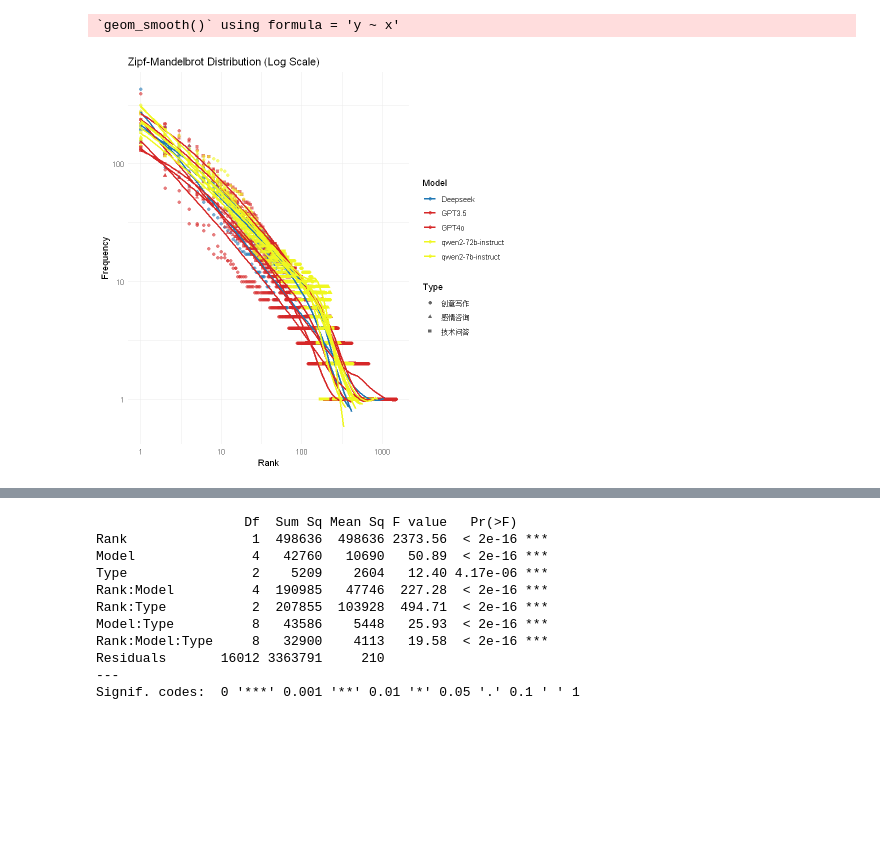
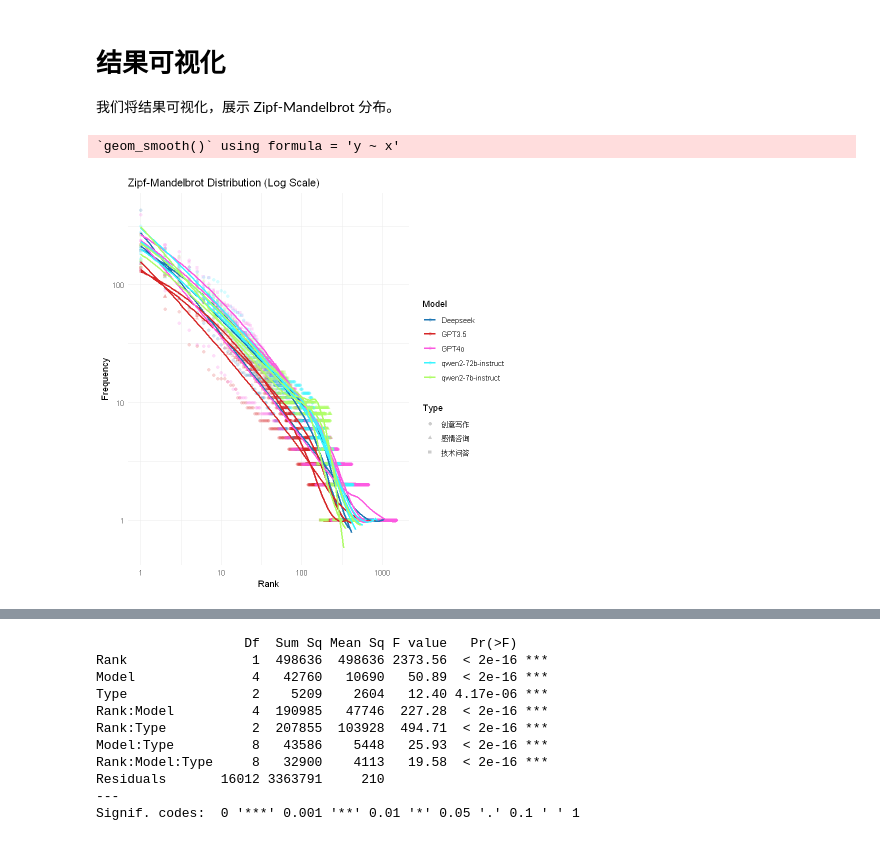
Before and after one commit to exusiaiwei/journey-learning-log, a Jupyter notebook: Doing/python/LLM_QL/Zipf-Mandelbrot.ipynb, the cells around one changed output, grey strips where cells are left out. Cells and saved outputs as stored; diff of their text form; code cells hidden in the pictures; blank space fills up the shorter version.

Commit message:
✨ feat(zipf-mandelbrot.ipynb): Add jupyter notebook of zipf-mandelbrot analysis

```diff
--- a/Doing/python/LLM_QL/Zipf-Mandelbrot.ipynb
+++ b/Doing/python/LLM_QL/Zipf-Mandelbrot.ipynb
@@ -165,0 +52,18 @@ print(fit_results)
+# %%
+results <- data.frame(File = character(), Type = character(), Model = character(), Rank = numeric(), Frequency = numeric(), stringsAsFactors = FALSE)
+
+process_file <- function(file) {
+  text <- tolower(readLines(file, warn = FALSE))
+  text <- unlist(strsplit(text, "\\W+"))
+  freq <- sort(table(text), decreasing = TRUE)
+
+  file_info <- str_match(basename(file), "(.*) (.*)\\d_responses.txt")
+  if (length(file_info) < 3) return(NULL)
+
+  temp_df <- data.frame(File = basename(file), Type = file_info[3], Model = file_info[2], Rank = seq_along(freq), Frequency = as.numeric(freq), stringsAsFactors = FALSE)
+
+  return(temp_df)
+}
+
+results <- do.call(rbind, lapply(files, process_file))
+print(results)
@@ -166,36 +161,19 @@ print(fit_results)
+# %% [markdown]
+# 结果可视化
+
+我们将结果可视化，展示 Zipf-Mandelbrot 分布。
 # %%
-# Set up custom color scheme for models
-model_colors <- c("Deepseek" = "#1f77b4",
-                  "qwen2-72b-instruct" = "#6edee4",
-                  "qwen2-7b-instruct" = "#affc68",
-                  "GPT4o" = "#ffbeb3",
-                  "GPT3.5" = "#D62728")
+model_colors <- c("Deepseek" = "#1f77b4", "qwen2-72b-instruct" = "#39f5ff", "qwen2-7b-instruct" = "#affc68", "GPT4o" = "#fb59e0", "GPT3.5" = "#D62728")
 
-# Initialize ggplot object with data, mapping 'Rank' to x-axis and 'Frequency' to y-axis
 ggplot(results, aes(x = Rank, y = Frequency, color = Model, shape = Type)) +
-
-  # Add geometric layer for points and set alpha level for transparency
-  geom_point(alpha = 0.6) +
-
-  # Add a smooth curve without standard error
+  geom_point(alpha = 0.2) +
   geom_smooth(se = FALSE, method = "loess") +
-
-  # Customize the color scale using defined `model_colors`
   scale_color_manual(values = model_colors) +
-
-  # Set title for plot with centered alignment
-  labs(title = "Zipf-Mandelbrot Distribution (Log Scale)",
-       x = "Rank", y = "Frequency") +
-
-  # Choose minimal theme style for cleaner appearance
+  labs(title = "Zipf-Mandelbrot Distribution (Log Scale)", x = "Rank", y = "Frequency") +
   theme_minimal() +
-
-  # Adjust legend position to the right side of the plot
   theme(legend.position = "right") +
-
-  # Apply logarithmic scale transformation to both axes for better visualization of distribution data
   scale_x_log10() +
   scale_y_log10()
 # %% [output]
 `geom_smooth()` using formula = 'y ~ x'
-[figure, old version]
+[figure, new version]
```
Also changed, not shown: parts of 24 cells of this notebook, 1 other file.
